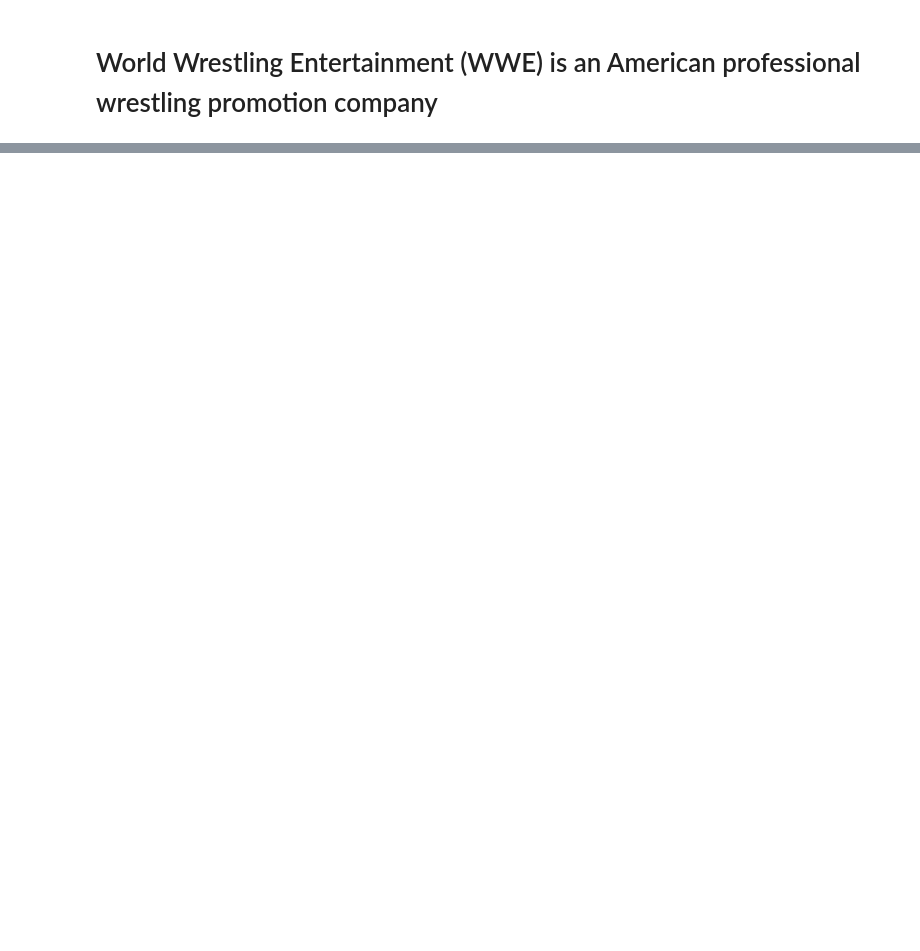
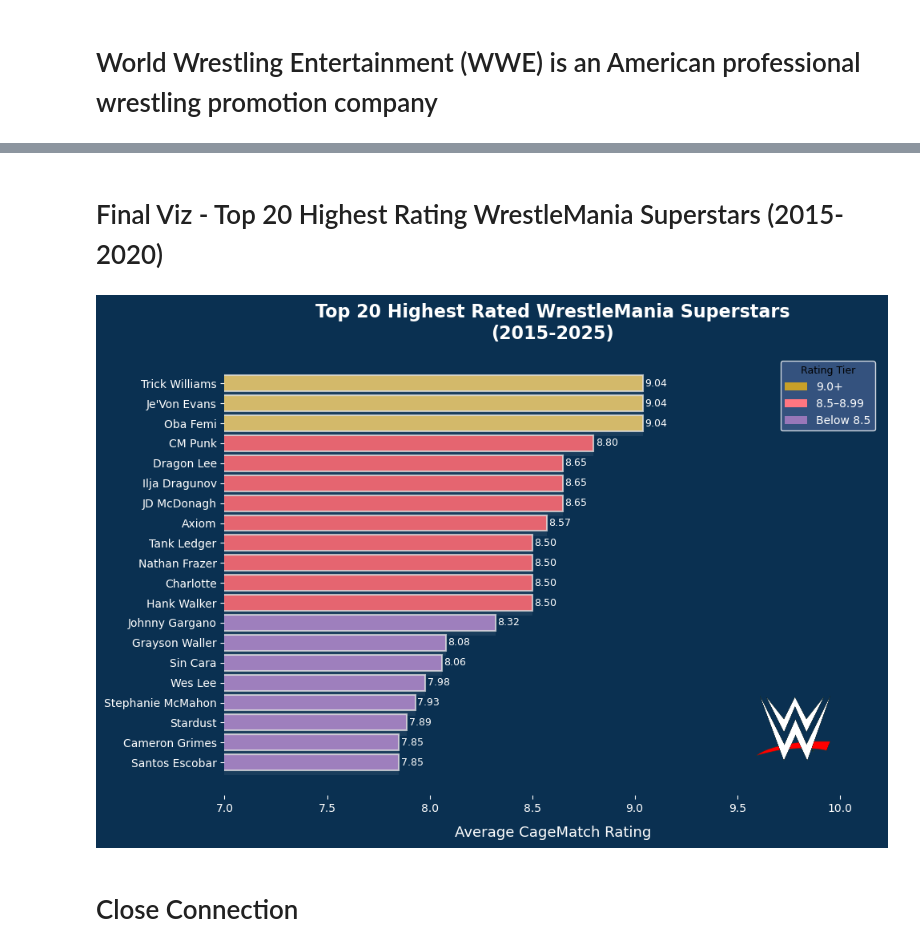
Before and after one commit to marietolteca00/WWE-database, a Jupyter notebook: wwe_data_visual.ipynb, the cells around one changed output, grey strips where cells are left out. Cells and saved outputs as stored; diff of their text form; code cells hidden in the pictures; blank space fills up the shorter version.

```diff
--- a/wwe_data_visual.ipynb
+++ b/wwe_data_visual.ipynb
@@ -87,0 +82,67 @@ plt.show()
+# %% [markdown]
+# Final Viz - Top 20 Highest Rating WrestleMania Superstars (2015-2020)
+# %%
+colors = df_sorted["AvgRating"].apply(
+    lambda x: "#D1B560" if x >= 9.0 else "#e45a66" if x >= 8.5 else "#9877B9"
+)
+
+bg_color = "#0A3051"
+
+fig, ax = plt.subplots(figsize=(10, 7))
+fig.patch.set_facecolor(bg_color)        # figure background
+ax.set_facecolor(bg_color)               # plot area background
+
+bars = ax.barh(
+    df_sorted["superstar_name"],
+    df_sorted["AvgRating"],
+    color=colors,
+    edgecolor="#e1e2e2c1",
+    linewidth=1.5
+)
+
+# Glow effect — draw a wider transparent bar behind each bar
+for bar in bars:
+    ax.barh(
+        bar.get_y() + bar.get_height() / 3,
+        bar.get_width(),
+        height=bar.get_height() * 1.3,
+        color="#f6f6f6",
+        alpha=0.07,
+        left=bar.get_x()
+    )
+
+# Value labels
+for i, val in enumerate(df_sorted["AvgRating"]):
+    ax.text(val + 0.01, i, f"{val:.2f}", va="center", fontsize=9, color="white")
+
+ax.set_xlabel("Average CageMatch Rating", color="white", fontsize=13, labelpad=10)
+ax.set_title("Top 20 Highest Rated WrestleMania Superstars\n(2015-2025)", color="white",fontsize=16, fontweight="bold", pad=15)
+
+ax.set_xlim(7, 10.2)
+ax.tick_params(colors="white")
+ax.spines[["top", "right", "left", "bottom"]].set_visible(False)
+
+# Legend colors
+legend_elements = [
+    Patch(facecolor="#C8A028", label="9.0+"),
+    Patch(facecolor="#ff7681", label="8.5–8.99"),
+    Patch(facecolor="#9877B9", label="Below 8.5")
+]
+
+# Background color for legend
+ax.legend(handles=legend_elements, title="Rating Tier",
+          facecolor="#3f5b8a", labelcolor="white",
+          title_fontsize=9, edgecolor="white")
+
+# Add LOGO
+logo = imread("WWE-logo.png")
+logo_ax = fig.add_axes([0.80, 0.02, 0.15, 0.4])  # [left, bottom, width, height]
+logo_ax.imshow(logo)
+logo_ax.axis("off")
+
+plt.tight_layout()
+plt.show()
+# %% [output]
+[figure, added]
+# %% [markdown]
+# Close Connection
```
Also changed, not shown: parts of 10 cells of this notebook, 3 other files.
